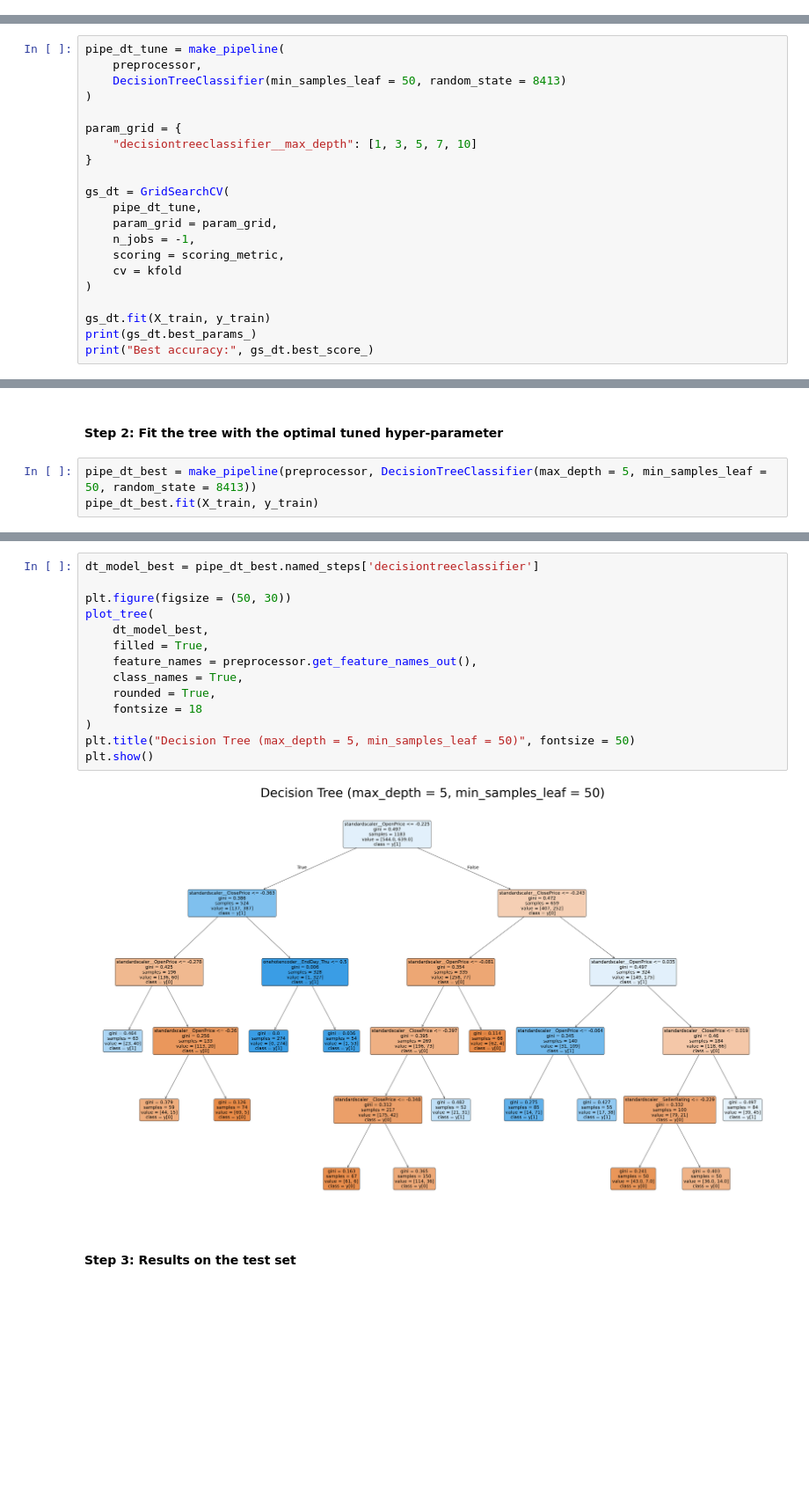
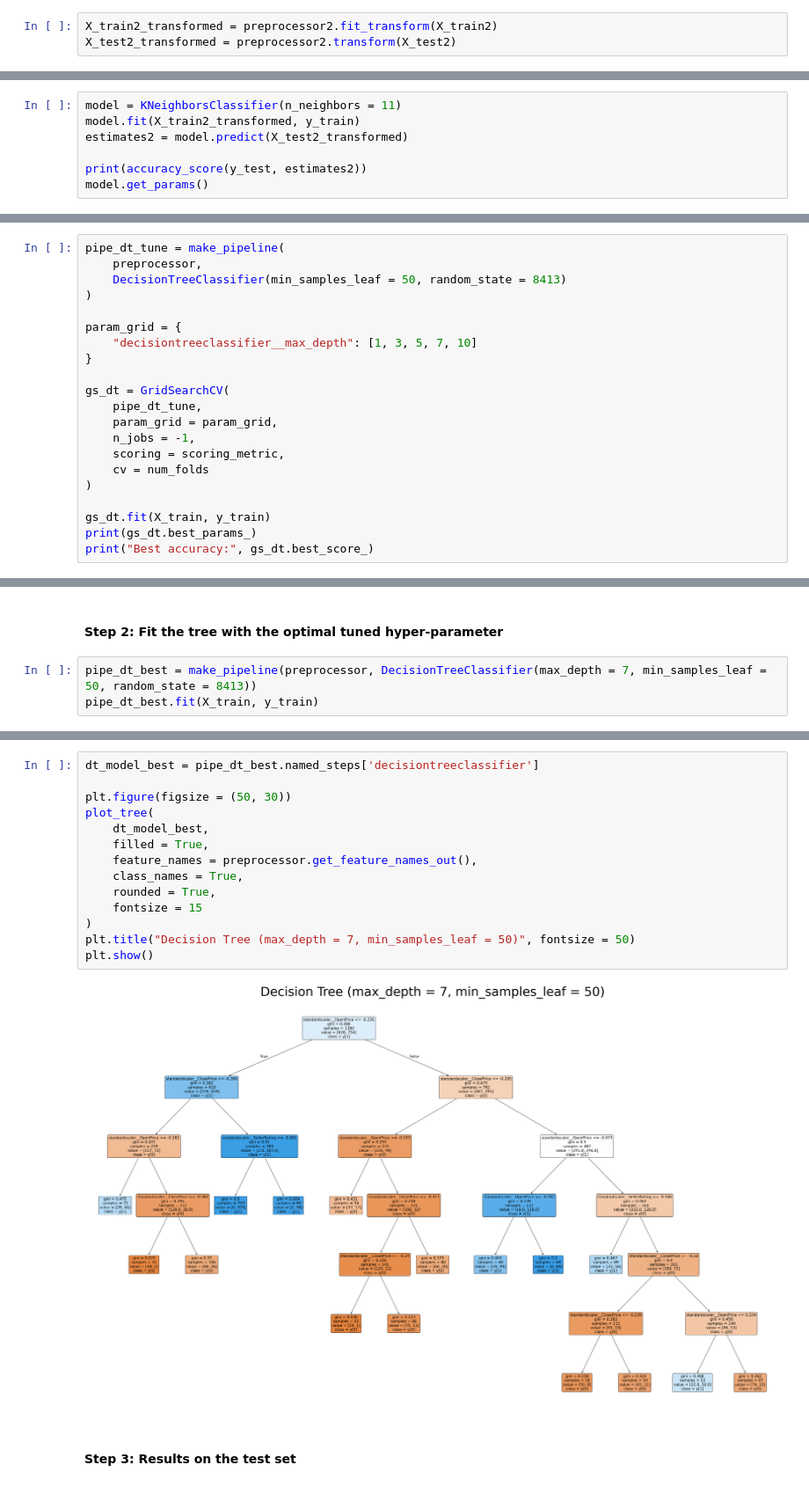
Before and after one commit to Jitao-Z/RSM8413_Case_1, a Jupyter notebook: case_1_analysis.ipynb, the cells around one changed output, grey strips where cells are left out. Shown at 88% size. Drawn from its saved outputs; the diff is of its cells as text; blank space fills up the shorter version.

Commit message:
knn and first half of tree done

```diff
--- a/case_1_analysis.ipynb
+++ b/case_1_analysis.ipynb
@@ -280,0 +442,3 @@ X_transformed = preprocessor.fit_transform(X_train)
+# %%
+X_train2_transformed = preprocessor2.fit_transform(X_train2)
+X_test2_transformed = preprocessor2.transform(X_test2)
@@ -280,0 +504,7 @@ X_transformed = preprocessor.fit_transform(X_train)
+# %%
+model = KNeighborsClassifier(n_neighbors = 11)
+model.fit(X_train2_transformed, y_train)
+estimates2 = model.predict(X_test2_transformed)
+
+print(accuracy_score(y_test, estimates2))
+model.get_params()
@@ -299,7 +546,7 @@ gs_dt = GridSearchCV(
     param_grid = param_grid,
     n_jobs = -1,
     scoring = scoring_metric,
-    cv = kfold
+    cv = num_folds
 )
 
 gs_dt.fit(X_train, y_train)
@@ -311,7 +558,7 @@ Best accuracy: 0.8139581256231306
 # %% [markdown]
 #### Step 2: Fit the tree with the optimal tuned hyper-parameter
 # %%
-pipe_dt_best = make_pipeline(preprocessor, DecisionTreeClassifier(max_depth = 5, min_samples_leaf = 50, random_state = 8413))
+pipe_dt_best = make_pipeline(preprocessor, DecisionTreeClassifier(max_depth = 7, min_samples_leaf = 50, random_state = 8413))
 pipe_dt_best.fit(X_train, y_train)
 # %% [output]
 Pipeline(steps=[('columntransformer',
@@ -328,19 +575,19 @@ Pipeline(steps=[('columntransformer',
 # %%
 dt_model_best = pipe_dt_best.named_steps['decisiontreeclassifier']
 
 plt.figure(figsize = (50, 30))
 plot_tree(
     dt_model_best,
     filled = True,
     feature_names = preprocessor.get_feature_names_out(),
     class_names = True,
     rounded = True,
-    fontsize = 18
+    fontsize = 15
 )
-plt.title("Decision Tree (max_depth = 5, min_samples_leaf = 50)", fontsize = 50)
+plt.title("Decision Tree (max_depth = 7, min_samples_leaf = 50)", fontsize = 50)
 plt.show()
 # %% [output]
-[figure, old version]
+[figure, new version]
 # %% [markdown]
 #### Step 3: Results on the test set
 # %%
```
Also changed, not shown: parts of 47 cells of this notebook.
